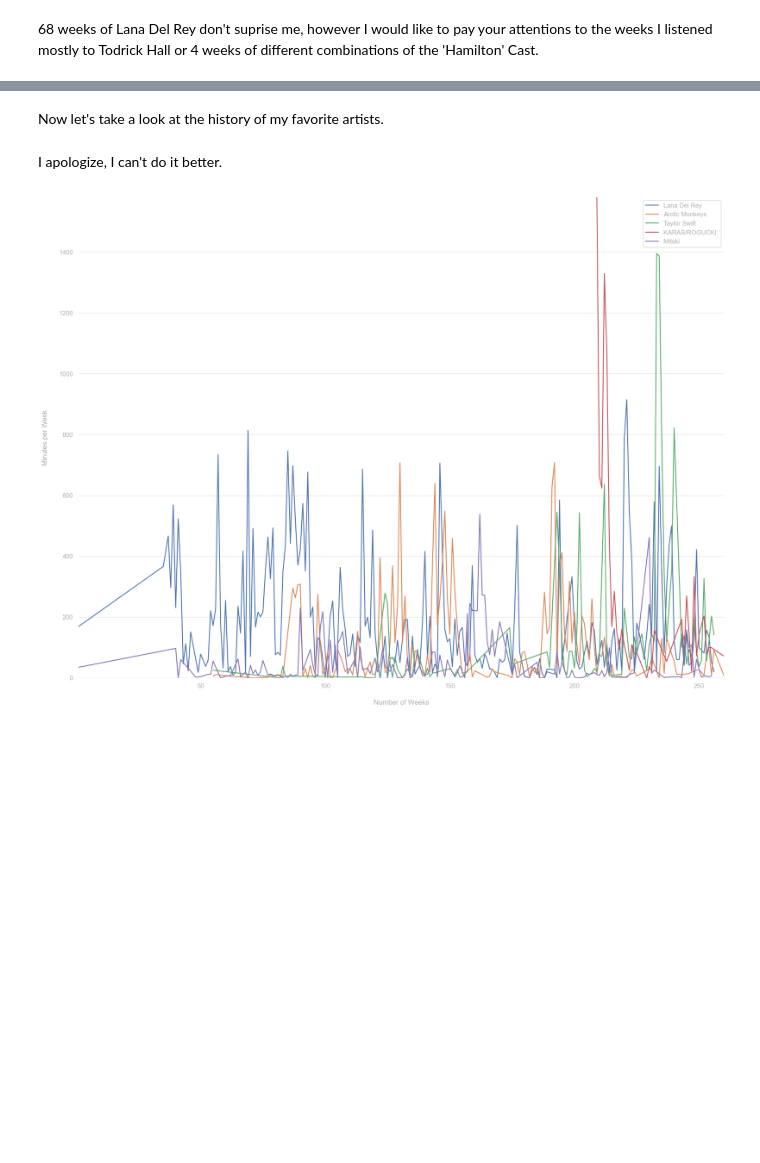
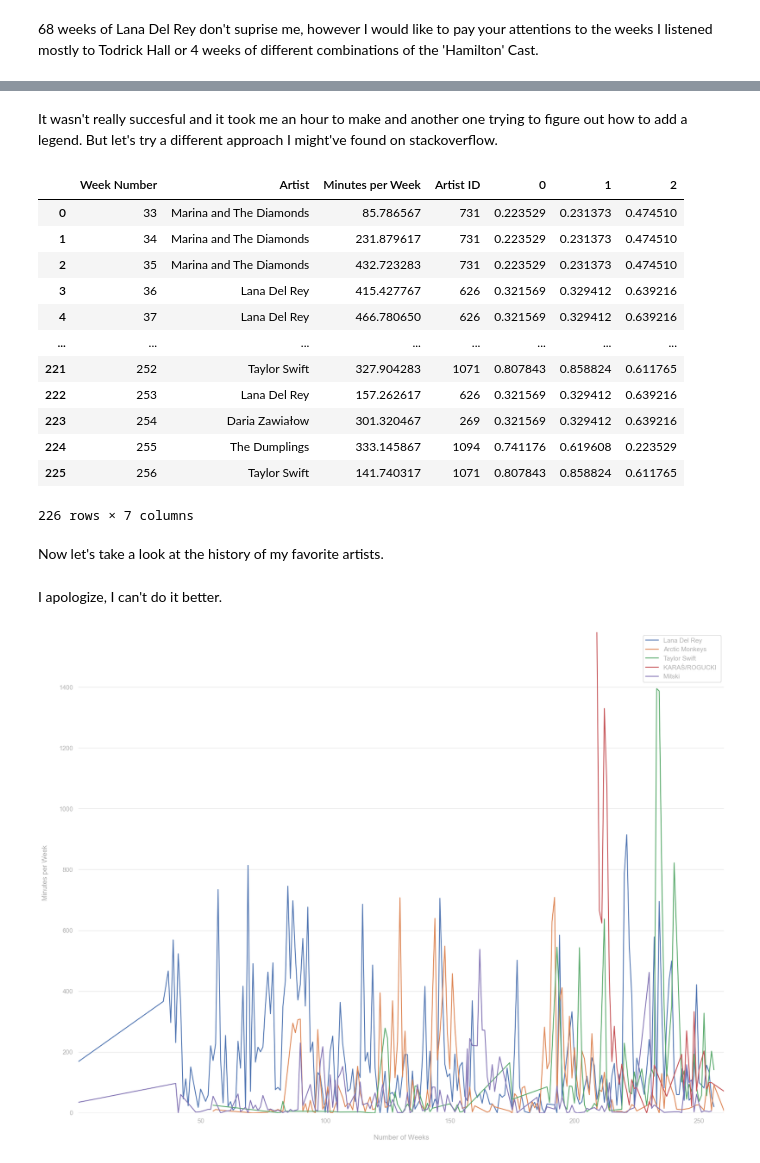
Before and after one commit to nkwiecienn/Apple-Music-with-Python, a Jupyter notebook: AppleMusic/AppleMusic.ipynb, the cells around one changed output, grey strips where cells are left out. Drawn from its saved outputs; the diff is of its cells as text; code cells hidden in the pictures; blank space fills up the shorter version.

```diff
--- a/AppleMusic/AppleMusic.ipynb
+++ b/AppleMusic/AppleMusic.ipynb
@@ -186,3 +204,23 @@ I can't really do anything with seaborn but I wanted to try. I'd like to make a
+# %% [markdown]
+It wasn't really succesful and it took me an hour to make and another one trying to figure out how to add a legend. But let's try a different approach I might've found on stackoverflow.
+# %%
+colors = pd.DataFrame(sns.color_palette('tab20b', fav_artist_in_week["Artist ID"].nunique()), fav_artist_in_week["Artist ID"].drop_duplicates())
+
+fav_artist_in_week.merge(colors, on='Artist ID')
+# %% [output]
+|  | Week Number | Artist | Minutes per Week | Artist ID | 0 | 1 | 2 |
+| 0 | 33 | Marina and The Diamonds | 85.786567 | 731 | 0.223529 | 0.231373 | 0.474510 |
+| 1 | 34 | Marina and The Diamonds | 231.879617 | 731 | 0.223529 | 0.231373 | 0.474510 |
+| 2 | 35 | Marina and The Diamonds | 432.723283 | 731 | 0.223529 | 0.231373 | 0.474510 |
+| 3 | 36 | Lana Del Rey | 415.427767 | 626 | 0.321569 | 0.329412 | 0.639216 |
+| 4 | 37 | Lana Del Rey | 466.780650 | 626 | 0.321569 | 0.329412 | 0.639216 |
+| ... | ... | ... | ... | ... | ... | ... | ... |
+| 221 | 252 | Taylor Swift | 327.904283 | 1071 | 0.807843 | 0.858824 | 0.611765 |
+| 222 | 253 | Lana Del Rey | 157.262617 | 626 | 0.321569 | 0.329412 | 0.639216 |
+| 223 | 254 | Daria Zawiałow | 301.320467 | 269 | 0.321569 | 0.329412 | 0.639216 |
+| 224 | 255 | The Dumplings | 333.145867 | 1094 | 0.741176 | 0.619608 | 0.223529 |
+| 225 | 256 | Taylor Swift | 141.740317 | 1071 | 0.807843 | 0.858824 | 0.611765 |
+226 rows × 7 columns
 # %% [markdown]
 Now let's take a look at the history of my favorite artists.
 # %%
```
Also changed, not shown: parts of 4 cells of this notebook.
